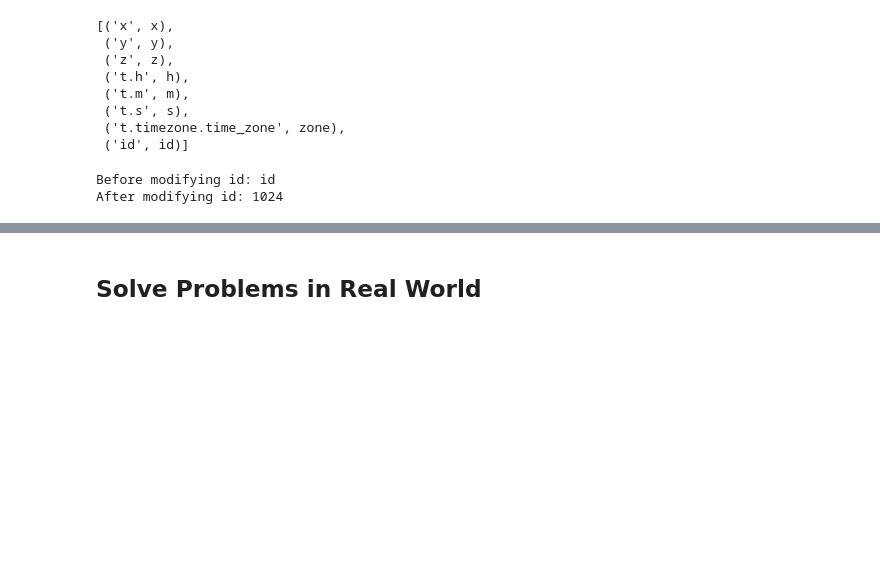
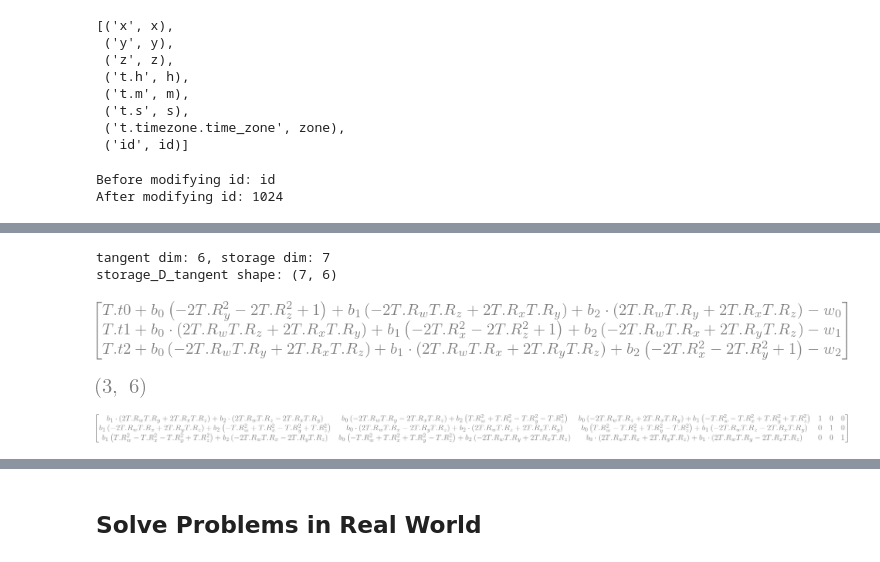
Before and after one commit to xipengwang/xipengwang.github.io, a Jupyter notebook: notebooks/symforce.ipynb, the cells around one changed output, grey strips where cells are left out. Saved outputs shown, nothing was run; the diff lists cells and outputs as text; code cells hidden in the pictures; blank space fills up the shorter version.

```diff
--- a/notebooks/symforce.ipynb
+++ b/notebooks/symforce.ipynb
@@ -342,0 +318,22 @@ storage_D_tangent shape: (7, 6)
+# %%
+# Group Ops on values
+w_T_b = Values(
+    T=sf.Pose3.symbolic("T")
+)
+print(f"tangent dim: {w_T_b.tangent_dim()}, storage dim: {len(w_T_b.to_storage())}")
+print(f"storage_D_tangent shape: {w_T_b.storage_D_tangent().shape}")
+# display(pose.to_tangent())
+p_w = sf.Matrix(3, 1).symbolic("w")
+p_b = sf.Matrix(3, 1).symbolic("b")
+residual = w_T_b["T"] * p_b - p_w
+residual_D_tangent = residual.jacobian(w_T_b["T"])
+display(residual)
+display(residual_D_tangent.shape)
+display(residual_D_tangent)
+#
+# %% [output]
+tangent dim: 6, storage dim: 7
+storage_D_tangent shape: (7, 6)
+[figure, added]
+[figure, added]
+[figure, added]
```
Also changed, not shown: parts of 28 cells of this notebook, 1 other file.
